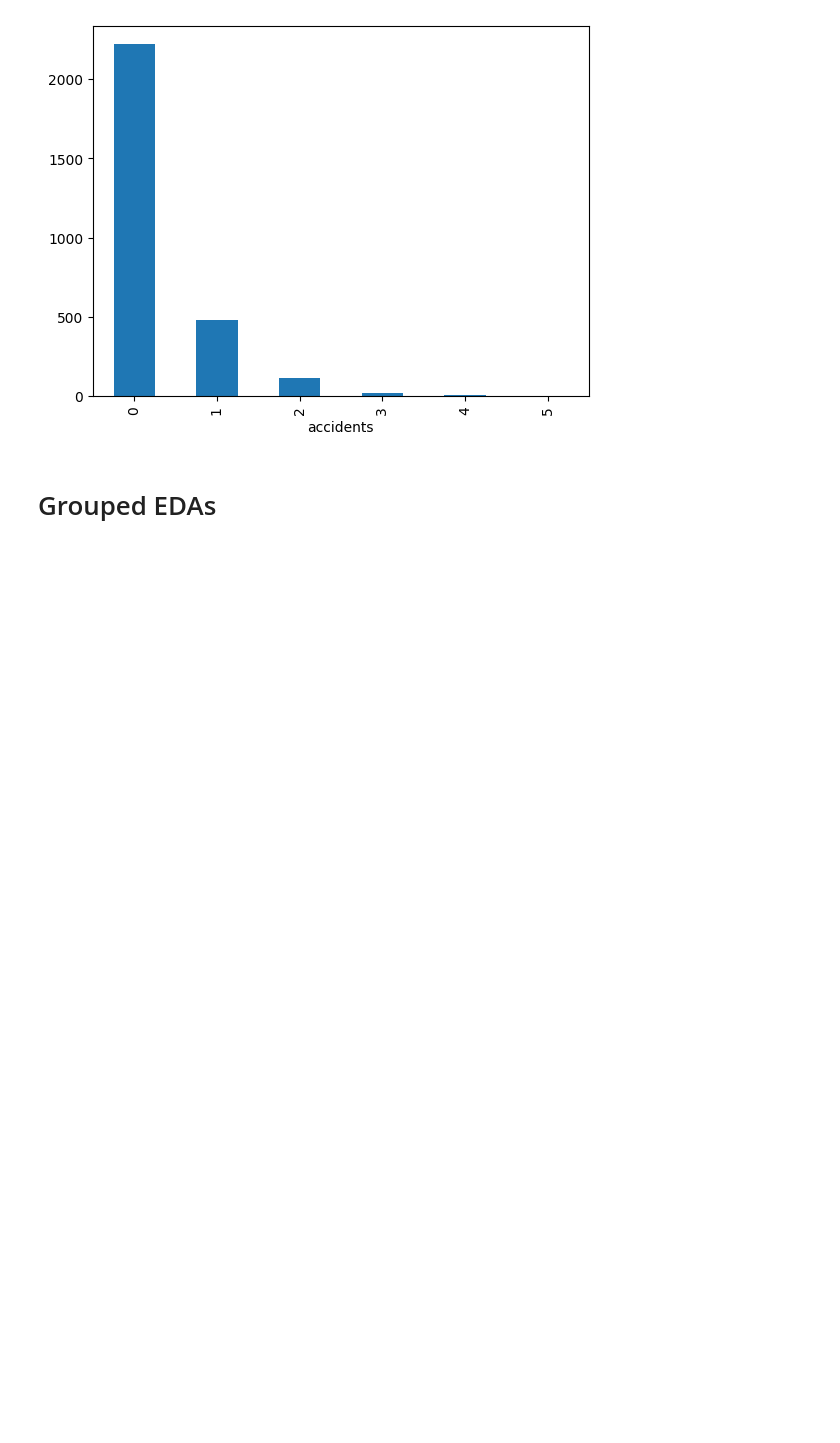
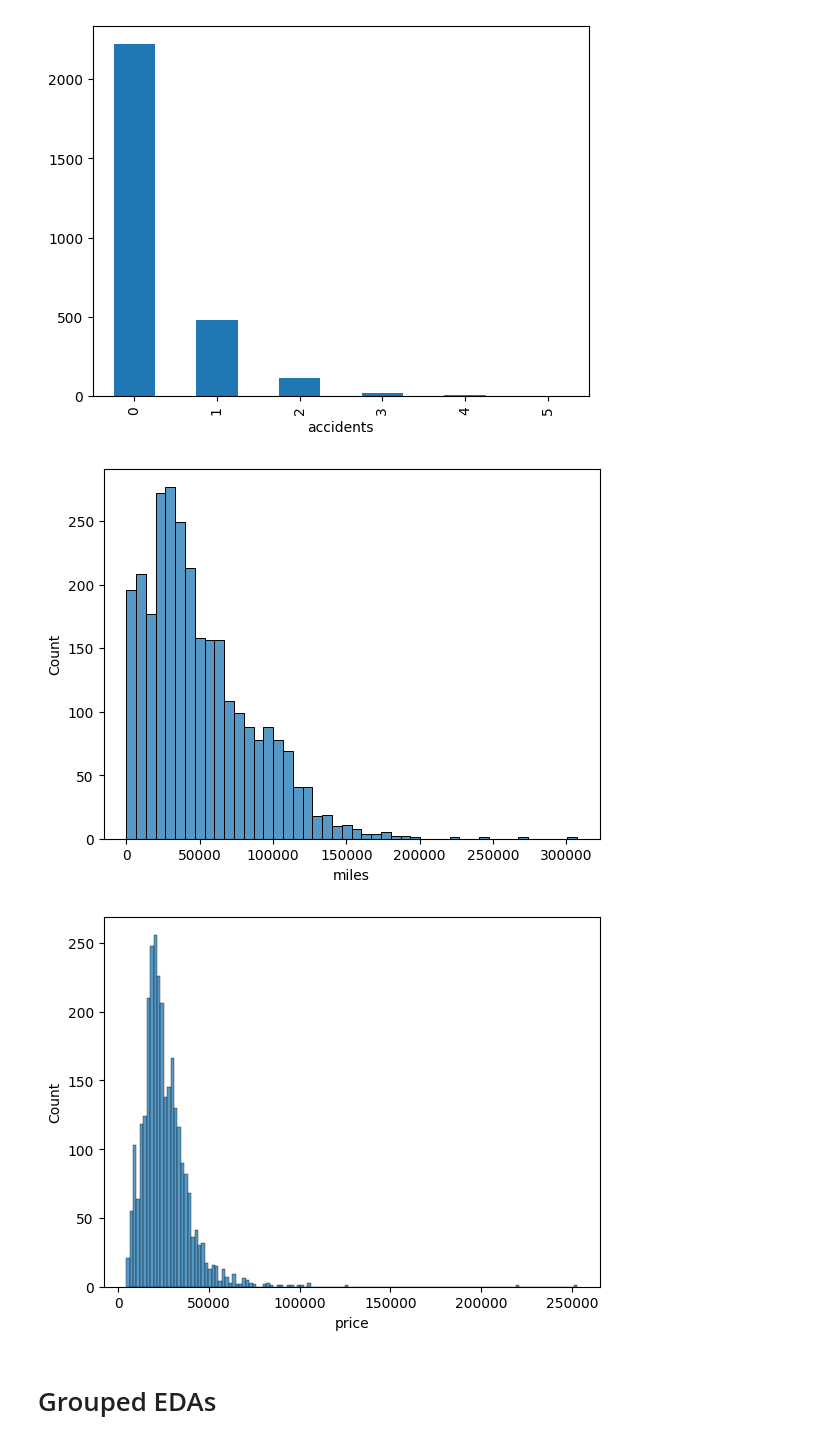
Before and after one commit to Soha85/MyKaggle, a Jupyter notebook: used-car-price-prediction.ipynb, the cells around one changed output. Cells and saved outputs as stored; diff of their text form; code cells hidden in the pictures; blank space fills up the shorter version.

Commit message:
Kaggle Notebook | Used car price prediction | Version 6

```diff
--- a/used-car-price-prediction.ipynb
+++ b/used-car-price-prediction.ipynb
@@ -209,6 +209,13 @@ for c in col:
 [figure]
 [figure]
 [figure]
+# %%
+for c in ['miles','price']:
+    sns.histplot(df[c])
+    plt.show()
+# %% [output]
+[figure, added]
+[figure, added]
 # %% [markdown]
 # Grouped EDAs
 # %%
```
Also changed, not shown: parts of 3 cells of this notebook.
